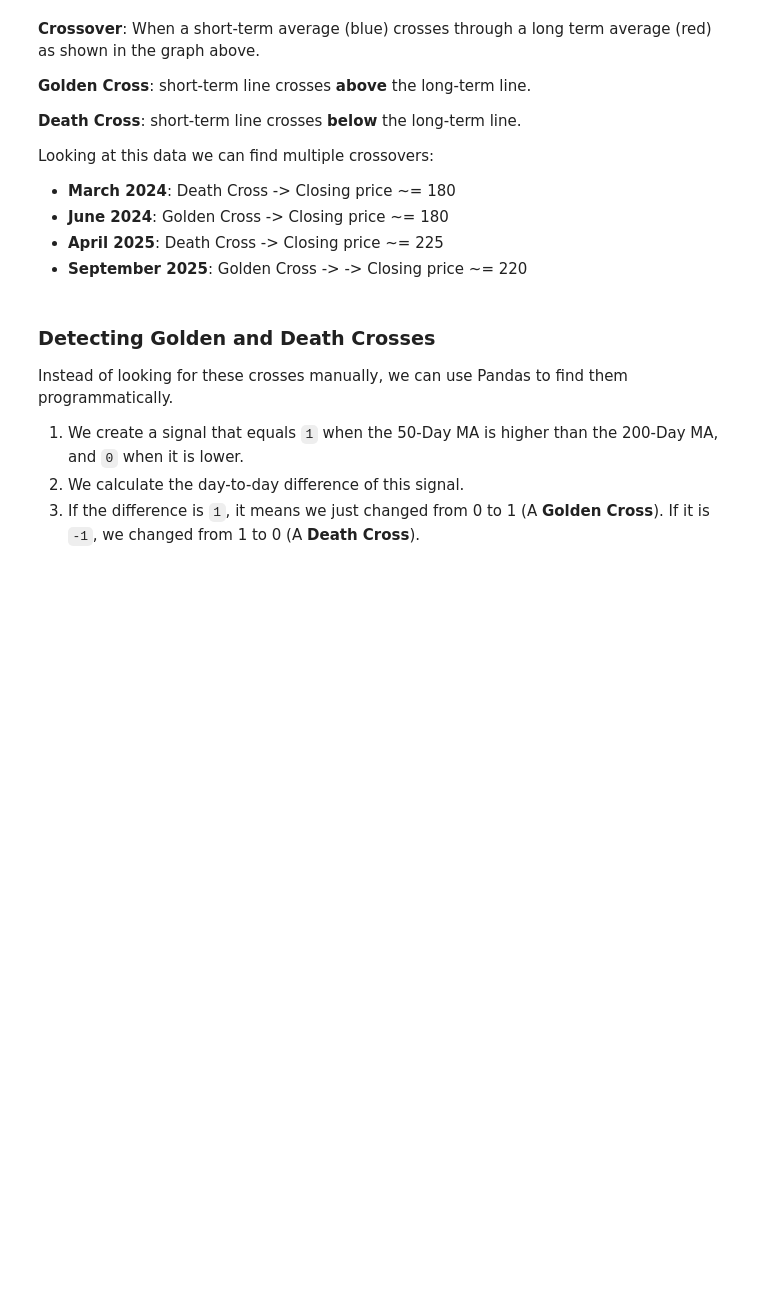
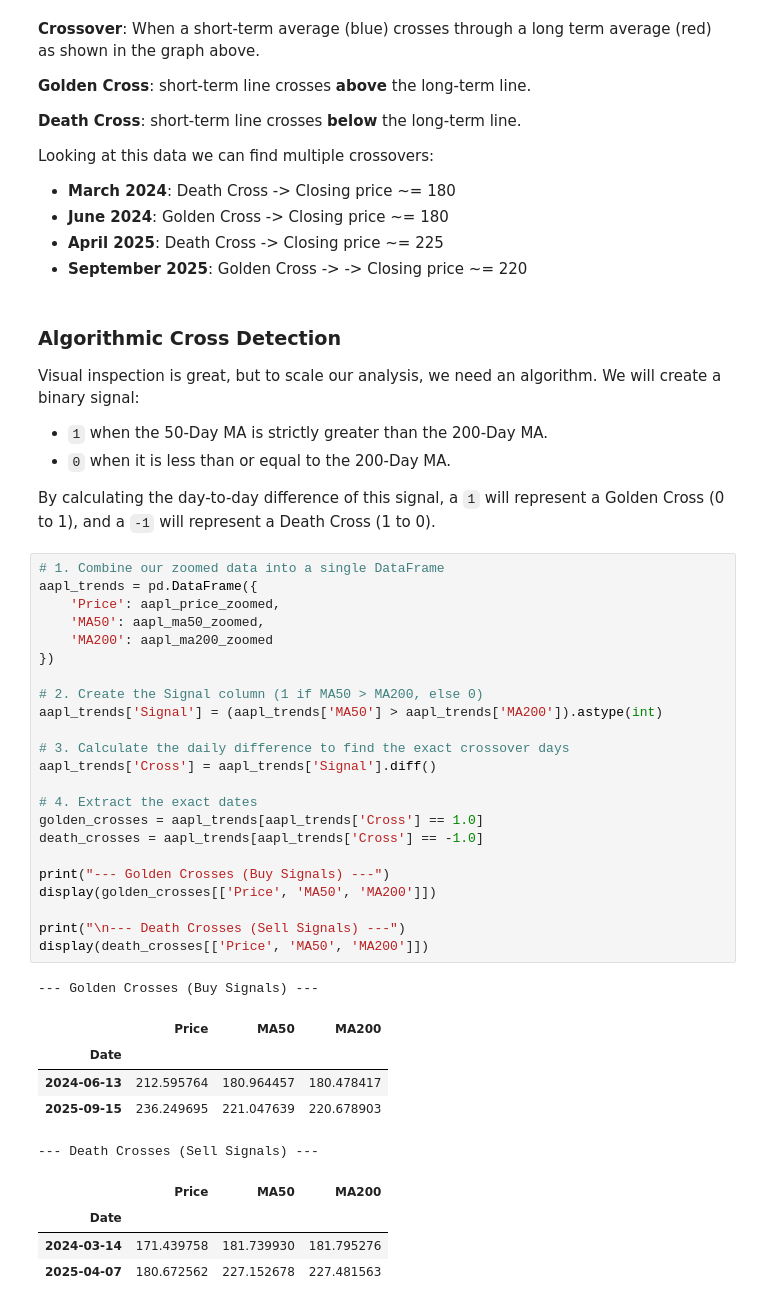
Before and after one commit to ferfections/financial-risk-analysis, a Jupyter notebook: src/tech_stock_analysis.ipynb, the cells around one changed output. Cells and saved outputs as stored; diff of their text form; blank space fills up the shorter version.

Commit message:
feat: implement algorithmic detection and display of golden and death crosses in the stock analysis notebook

```diff
--- a/src/tech_stock_analysis.ipynb
+++ b/src/tech_stock_analysis.ipynb
@@ -182,8 +182,44 @@ Looking at this data we can find multiple crossovers:
 - **April 2025**: Death Cross -> Closing price ~= 225
 - **September 2025**: Golden Cross ->  -> Closing price ~= 220
 # %% [markdown]
-### Detecting Golden and Death Crosses
-Instead of looking for these crosses manually, we can use Pandas to find them programmatically.
-1. We create a signal that equals `1` when the 50-Day MA is higher than the 200-Day MA, and `0` when it is lower.
-2. We calculate the day-to-day difference of this signal.
-3. If the difference is `1`, it means we just changed from 0 to 1 (A **Golden Cross**). If it is `-1`, we changed from 1 to 0 (A **Death Cross**).
+### Algorithmic Cross Detection
+Visual inspection is great, but to scale our analysis, we need an algorithm.
+We will create a binary signal:
+* `1` when the 50-Day MA is strictly greater than the 200-Day MA.
+* `0` when it is less than or equal to the 200-Day MA.
+
+By calculating the day-to-day difference of this signal, a `1` will represent a Golden Cross (0 to 1), and a `-1` will represent a Death Cross (1 to 0).
+# %%
+# 1. Combine our zoomed data into a single DataFrame
+aapl_trends = pd.DataFrame({
+    'Price': aapl_price_zoomed,
+    'MA50': aapl_ma50_zoomed,
+    'MA200': aapl_ma200_zoomed
+})
+
+# 2. Create the Signal column (1 if MA50 > MA200, else 0)
+aapl_trends['Signal'] = (aapl_trends['MA50'] > aapl_trends['MA200']).astype(int)
+
+# 3. Calculate the daily difference to find the exact crossover days
+aapl_trends['Cross'] = aapl_trends['Signal'].diff()
+
+# 4. Extract the exact dates
+golden_crosses = aapl_trends[aapl_trends['Cross'] == 1.0]
+death_crosses = aapl_trends[aapl_trends['Cross'] == -1.0]
+
+print("--- Golden Crosses (Buy Signals) ---")
+display(golden_crosses[['Price', 'MA50', 'MA200']])
+
+print("\n--- Death Crosses (Sell Signals) ---")
+display(death_crosses[['Price', 'MA50', 'MA200']])
+# %% [output]
+--- Golden Crosses (Buy Signals) ---
+|  | Price | MA50 | MA200 |
+| Date |  |  |  |
+| 2024-06-13 | 212.595764 | 180.964457 | 180.478417 |
+| 2025-09-15 | 236.249695 | 221.047639 | 220.678903 |
+--- Death Crosses (Sell Signals) ---
+|  | Price | MA50 | MA200 |
+| Date |  |  |  |
+| 2024-03-14 | 171.439758 | 181.739930 | 181.795276 |
+| 2025-04-07 | 180.672562 | 227.152678 | 227.481563 |
```
